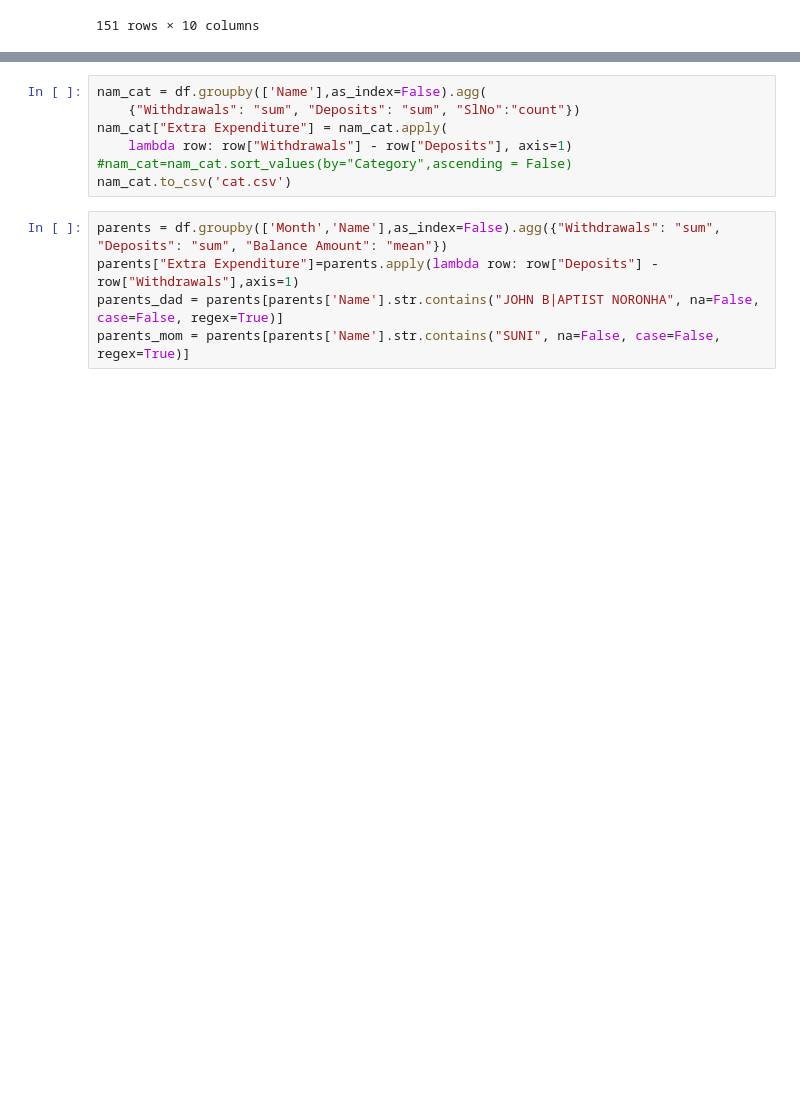
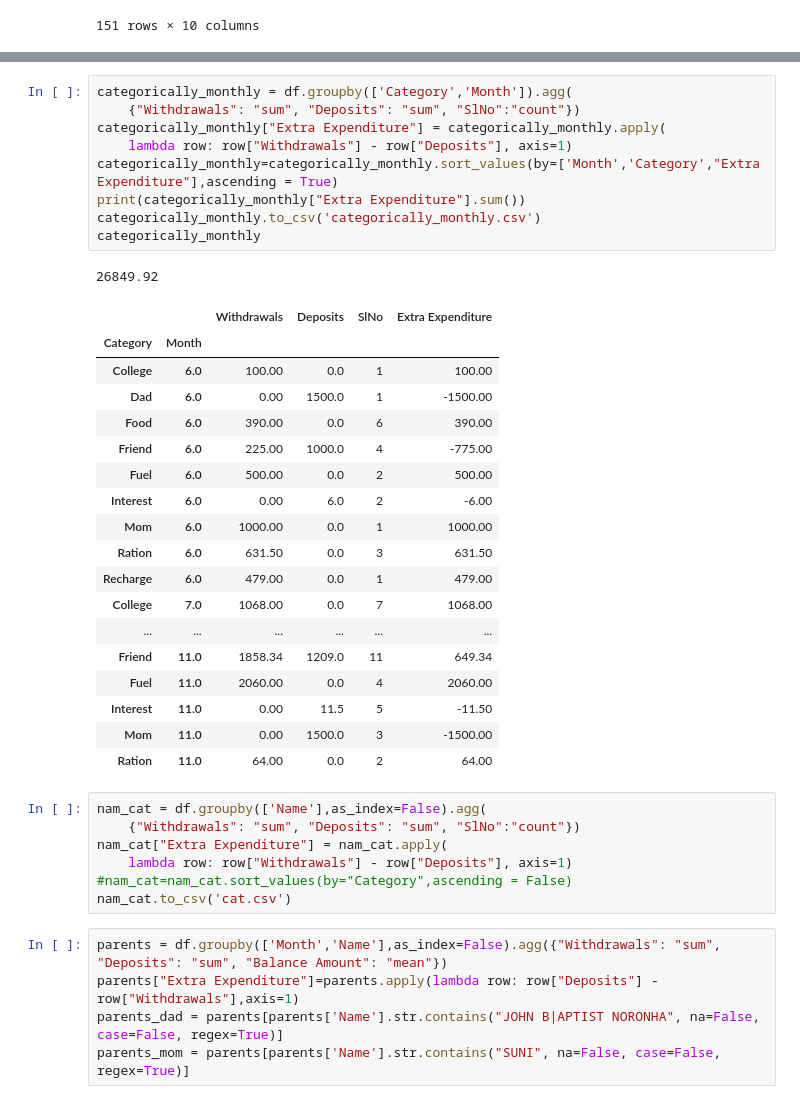
Before and after one commit to ok-noronha/Bank-Statement-Analyser, a Jupyter notebook: analyse.ipynb, the cells around one changed output, grey strips where cells are left out. Drawn from its saved outputs; the diff is of its cells as text; blank space fills up the shorter version.

```diff
--- a/analyse.ipynb
+++ b/analyse.ipynb
@@ -130,3 +127,32 @@ categorically
+# %%
+categorically_monthly = df.groupby(['Category','Month']).agg(
+    {"Withdrawals": "sum", "Deposits": "sum", "SlNo":"count"})
+categorically_monthly["Extra Expenditure"] = categorically_monthly.apply(
+    lambda row: row["Withdrawals"] - row["Deposits"], axis=1)
+categorically_monthly=categorically_monthly.sort_values(by=['Month','Category',"Extra Expenditure"],ascending = True)
+print(categorically_monthly["Extra Expenditure"].sum())
+categorically_monthly.to_csv('categorically_monthly.csv')
+categorically_monthly
+# %% [output]
+26849.92
+|  |  | Withdrawals | Deposits | SlNo | Extra Expenditure |
+| Category | Month |  |  |  |  |
+| College | 6.0 | 100.00 | 0.0 | 1 | 100.00 |
+| Dad | 6.0 | 0.00 | 1500.0 | 1 | -1500.00 |
+| Food | 6.0 | 390.00 | 0.0 | 6 | 390.00 |
+| Friend | 6.0 | 225.00 | 1000.0 | 4 | -775.00 |
+| Fuel | 6.0 | 500.00 | 0.0 | 2 | 500.00 |
+| Interest | 6.0 | 0.00 | 6.0 | 2 | -6.00 |
+| Mom | 6.0 | 1000.00 | 0.0 | 1 | 1000.00 |
+| Ration | 6.0 | 631.50 | 0.0 | 3 | 631.50 |
+| Recharge | 6.0 | 479.00 | 0.0 | 1 | 479.00 |
+| College | 7.0 | 1068.00 | 0.0 | 7 | 1068.00 |
+| ... | ... | ... | ... | ... | ... |
+| Friend | 11.0 | 1858.34 | 1209.0 | 11 | 649.34 |
+| Fuel | 11.0 | 2060.00 | 0.0 | 4 | 2060.00 |
+| Interest | 11.0 | 0.00 | 11.5 | 5 | -11.50 |
+| Mom | 11.0 | 0.00 | 1500.0 | 3 | -1500.00 |
+| Ration | 11.0 | 64.00 | 0.0 | 2 | 64.00 |
 # %%
 nam_cat = df.groupby(['Name'],as_index=False).agg(
     {"Withdrawals": "sum", "Deposits": "sum", "SlNo":"count"})
```
Also changed, not shown: parts of 1 cell of this notebook, 2 other files.
